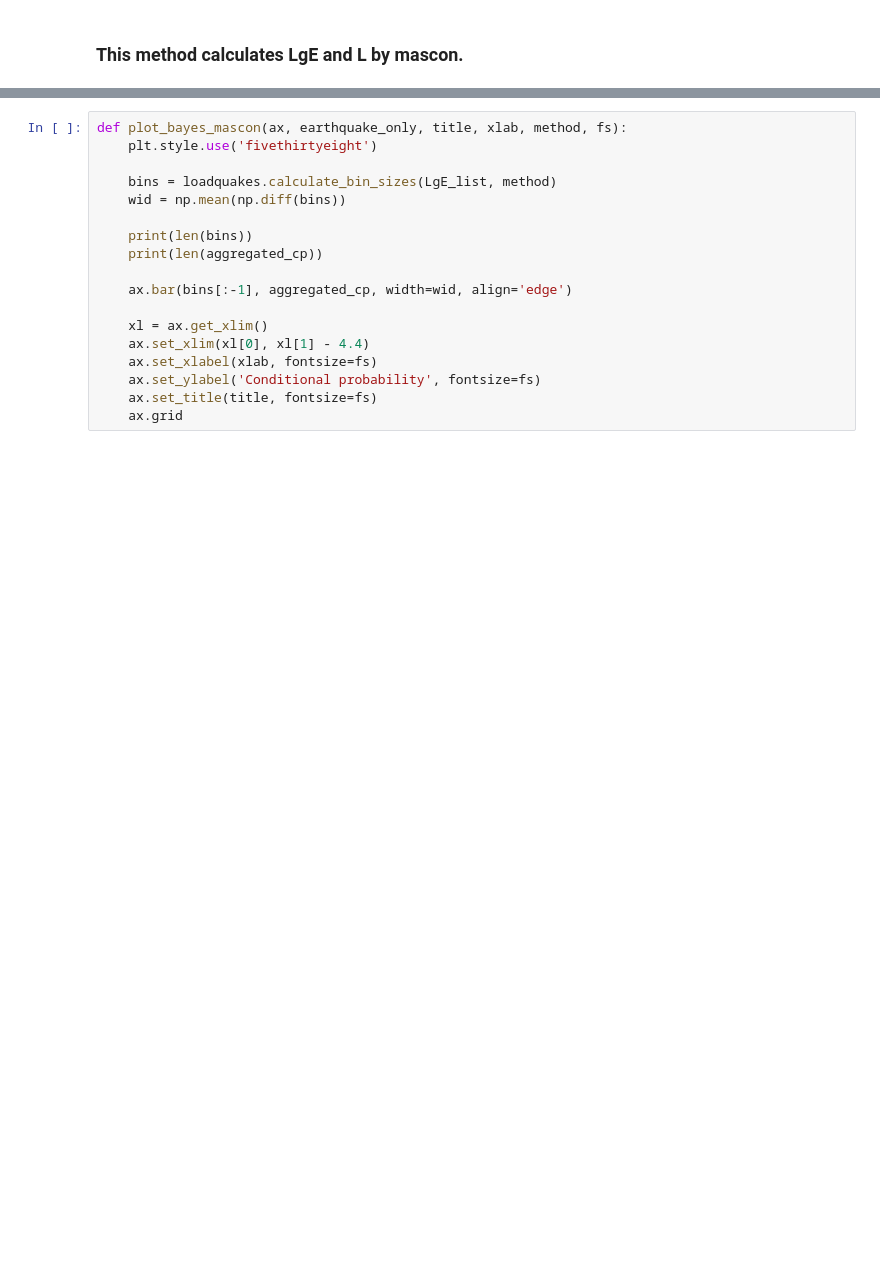
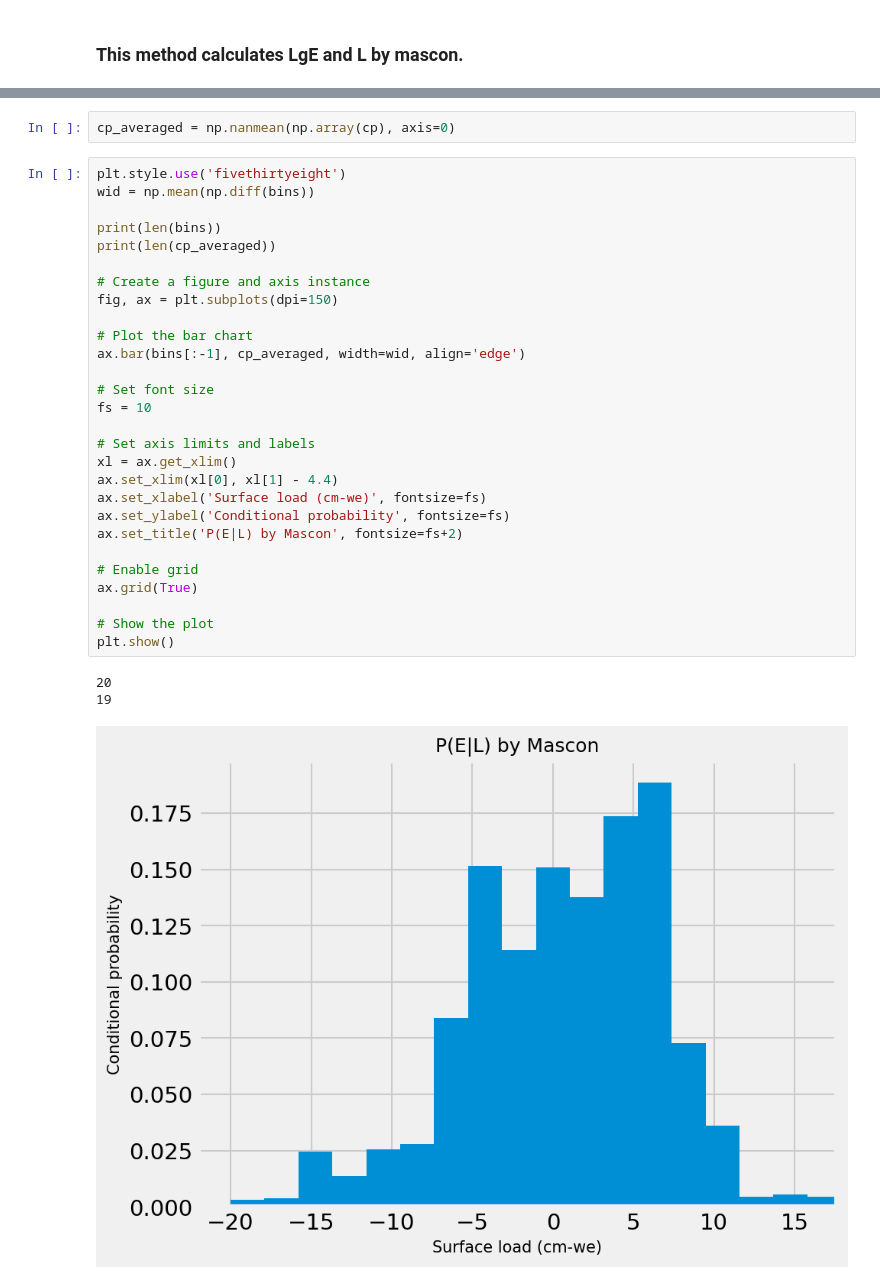
Before and after one commit to amandasyamsul/SLIQ, a Jupyter notebook: SLIQ-by-mascon.ipynb, the cells around one changed output, grey strips where cells are left out. Saved outputs shown, nothing was run; the diff lists cells and outputs as text; blank space fills up the shorter version.

```diff
--- a/SLIQ-by-mascon.ipynb
+++ b/SLIQ-by-mascon.ipynb
@@ -336,18 +183,34 @@ Text(0.5, 1.0, 'Histogram of event conditional probabilities')
+# %%
+cp_averaged = np.nanmean(np.array(cp), axis=0)
 # %%
-def plot_bayes_mascon(ax, earthquake_only, title, xlab, method, fs):
-    plt.style.use('fivethirtyeight')
+plt.style.use('fivethirtyeight')
+wid = np.mean(np.diff(bins))
 
-    bins = loadquakes.calculate_bin_sizes(LgE_list, method)
-    wid = np.mean(np.diff(bins))
+print(len(bins))
+print(len(cp_averaged))
 
-    print(len(bins))
-    print(len(aggregated_cp))
+# Create a figure and axis instance
+fig, ax = plt.subplots(dpi=150)
 
-    ax.bar(bins[:-1], aggregated_cp, width=wid, align='edge')
+# Plot the bar chart
+ax.bar(bins[:-1], cp_averaged, width=wid, align='edge')
 
-    xl = ax.get_xlim()
-    ax.set_xlim(xl[0], xl[1] - 4.4)
-    ax.set_xlabel(xlab, fontsize=fs)
-    ax.set_ylabel('Conditional probability', fontsize=fs)
-    ax.set_title(title, fontsize=fs)
-    ax.grid
+# Set font size
+fs = 10
+
+# Set axis limits and labels
+xl = ax.get_xlim()
+ax.set_xlim(xl[0], xl[1] - 4.4)
+ax.set_xlabel('Surface load (cm-we)', fontsize=fs)
+ax.set_ylabel('Conditional probability', fontsize=fs)
+ax.set_title('P(E|L) by Mascon', fontsize=fs+2)
+
+# Enable grid
+ax.grid(True)
+
+# Show the plot
+plt.show()
+# %% [output]
+20
+19
+[figure, added]
```
Also changed, not shown: parts of 32 cells of this notebook.
